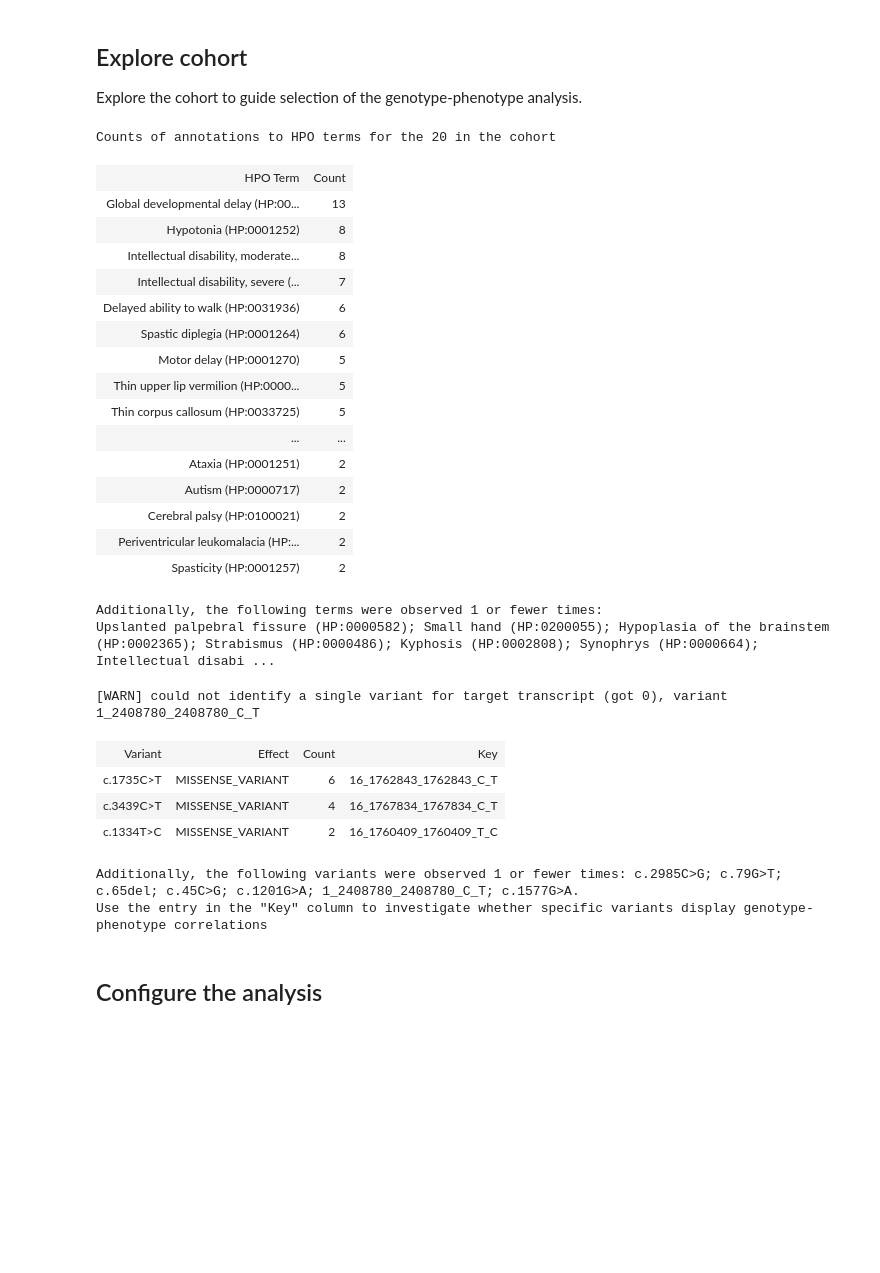
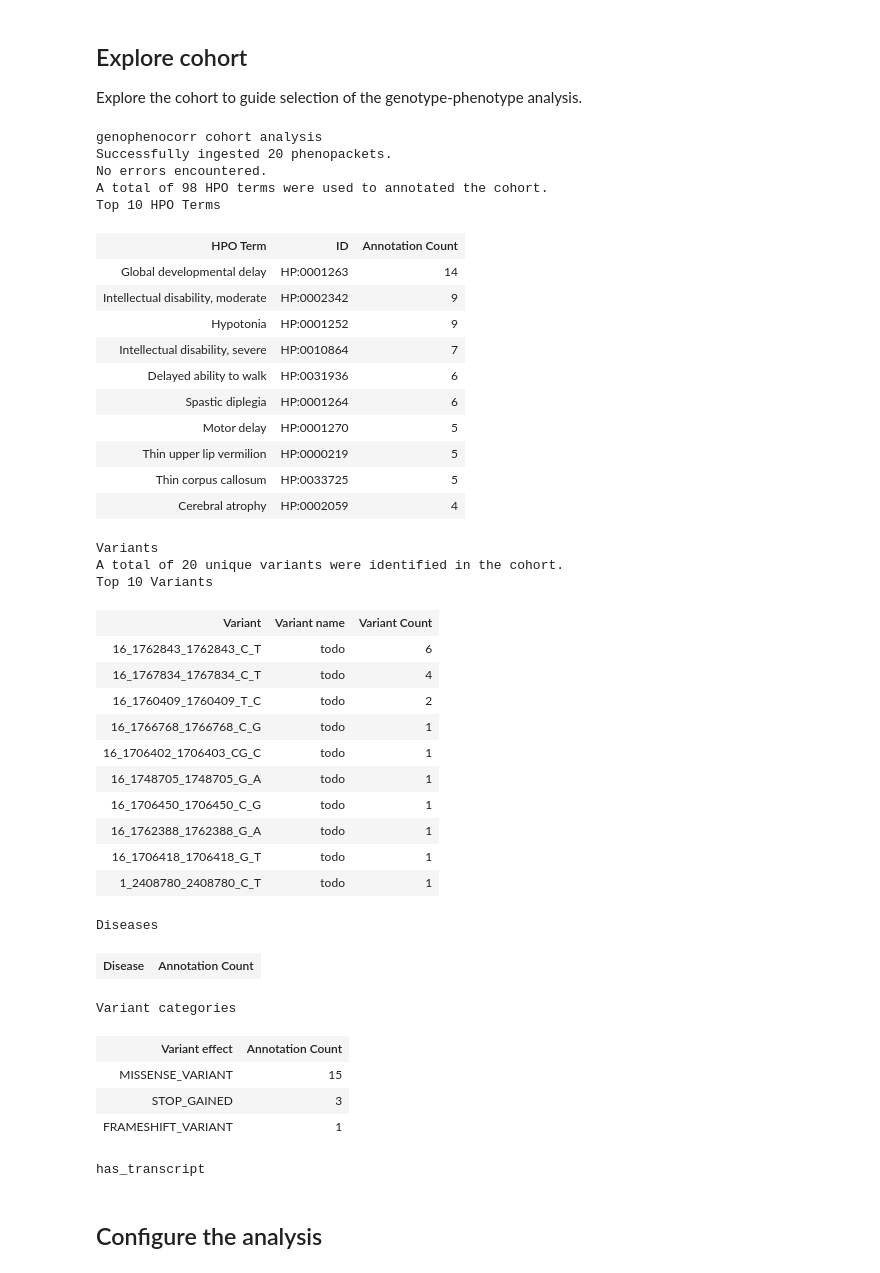
Before and after one commit to monarch-initiative/gpsea, a Jupyter notebook: notebooks/MAPK8IP3/MAPK8IP3.ipynb, the cells around one changed output. Cells and saved outputs as stored; diff of their text form; code cells hidden in the pictures; blank space fills up the shorter version.

```diff
--- a/notebooks/MAPK8IP3/MAPK8IP3.ipynb
+++ b/notebooks/MAPK8IP3/MAPK8IP3.ipynb
@@ -59,42 +59,51 @@ tx_id = 'NM_001318852.2'
 
 Explore the cohort to guide selection of the genotype-phenotype analysis.
 # %%
-from genophenocorr.view import CohortViewer
 from IPython.display import display, HTML
+from genophenocorr.view import CohortViewable
 
-viewer = CohortViewer(hpo=hpo)
+viewer = CohortViewable(hpo=hpo, transcript_id=tx_id)
+html = viewer.process(cohort=cohort)
+display(HTML(html))
+# %% [output]
+genophenocorr cohort analysis
+Successfully ingested 20 phenopackets.
+No errors encountered.
+A total of 98 HPO terms were used to annotated the cohort.
+Top 10 HPO Terms
+| HPO Term | ID | Annotation Count |
+| Global developmental delay | HP:0001263 | 14 |
+| Intellectual disability, moderate | HP:0002342 | 9 |
+| Hypotonia | HP:0001252 | 9 |
+| Intellectual disability, severe | HP:0010864 | 7 |
+| Delayed ability to walk | HP:0031936 | 6 |
+| Spastic diplegia | HP:0001264 | 6 |
+| Motor delay | HP:0001270 | 5 |
+| Thin upper lip vermilion | HP:0000219 | 5 |
+| Thin corpus callosum | HP:0033725 | 5 |
+| Cerebral atrophy | HP:0002059 | 4 |
+Variants
+A total of 20 unique variants were identified in the cohort.
+Top 10 Variants
+| Variant | Variant name | Variant Count |
+| 16_1762843_1762843_C_T | todo | 6 |
+| 16_1767834_1767834_C_T | todo | 4 |
+| 16_1760409_1760409_T_C | todo | 2 |
+| 16_1766768_1766768_C_G | todo | 1 |
+| 16_1706402_1706403_CG_C | todo | 1 |
+| 16_1748705_1748705_G_A | todo | 1 |
+| 16_1706450_1706450_C_G | todo | 1 |
+| 16_1762388_1762388_G_A | todo | 1 |
+| 16_1706418_1706418_G_T | todo | 1 |
+| 1_2408780_2408780_C_T | todo | 1 |
+Diseases
+| Disease | Annotation Count |
+Variant categories
+| Variant effect | Annotation Count |
+| MISSENSE_VARIANT | 15 |
+| STOP_GAINED | 3 |
+| FRAMESHIFT_VARIANT | 1 |
+has_transcript
-# %%
-display(HTML(viewer.hpo_term_counts_table(cohort=cohort, min_count=2)))
-# %% [output]
-Counts of annotations to HPO terms for the 20 in the cohort
-| HPO Term | Count |
-| Global developmental delay (HP:00... | 13 |
-| Hypotonia (HP:0001252) | 8 |
-| Intellectual disability, moderate... | 8 |
-| Intellectual disability, severe (... | 7 |
-| Delayed ability to walk (HP:0031936) | 6 |
-| Spastic diplegia (HP:0001264) | 6 |
-| Motor delay (HP:0001270) | 5 |
-| Thin upper lip vermilion (HP:0000... | 5 |
-| Thin corpus callosum (HP:0033725) | 5 |
-| ... | ... |
-| Ataxia (HP:0001251) | 2 |
-| Autism (HP:0000717) | 2 |
-| Cerebral palsy (HP:0100021) | 2 |
-| Periventricular leukomalacia (HP:... | 2 |
-| Spasticity (HP:0001257) | 2 |
-Additionally, the following terms were observed 1 or fewer times:
-Upslanted palpebral fissure (HP:0000582); Small hand (HP:0200055); Hypoplasia of the brainstem (HP:0002365); Strabismus (HP:0000486); Kyphosis (HP:0002808); Synophrys (HP:0000664); Intellectual disabi ...
-# %%
-display(HTML(viewer.variants_table(cohort=cohort, preferred_transcript="NM_001318852.2", min_count=2)))
-# %% [output]
-[WARN] could not identify a single variant for target transcript (got 0), variant 1_2408780_2408780_C_T
-| Variant | Effect | Count | Key |
-| c.1735C>T | MISSENSE_VARIANT | 6 | 16_1762843_1762843_C_T |
-| c.3439C>T | MISSENSE_VARIANT | 4 | 16_1767834_1767834_C_T |
-| c.1334T>C | MISSENSE_VARIANT | 2 | 16_1760409_1760409_T_C |
-Additionally, the following variants were observed 1 or fewer times: c.2985C>G; c.79G>T; c.65del; c.45C>G; c.1201G>A; 1_2408780_2408780_C_T; c.1577G>A.
-Use the entry in the "Key" column to investigate whether specific variants display genotype-phenotype correlations
 # %% [markdown]
 ## Configure the analysis
 # %%
```
Also changed, not shown: parts of 2 cells of this notebook, 4 other files.
